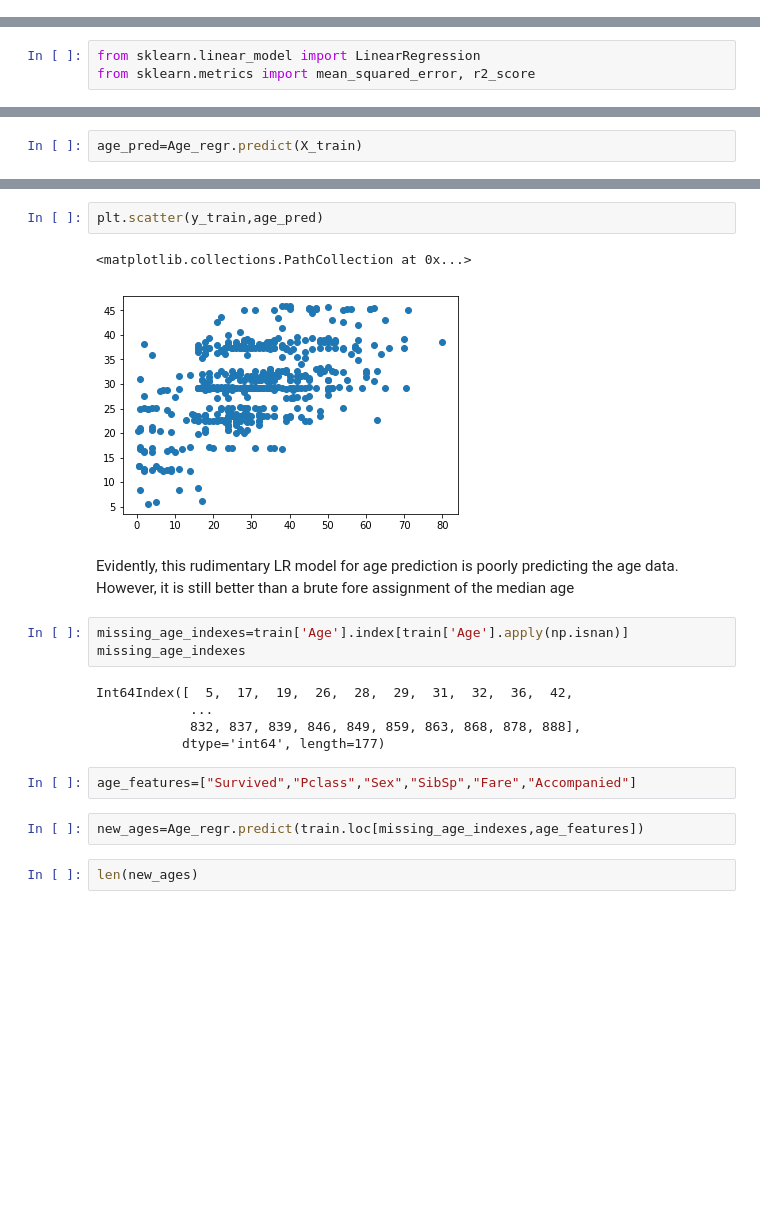
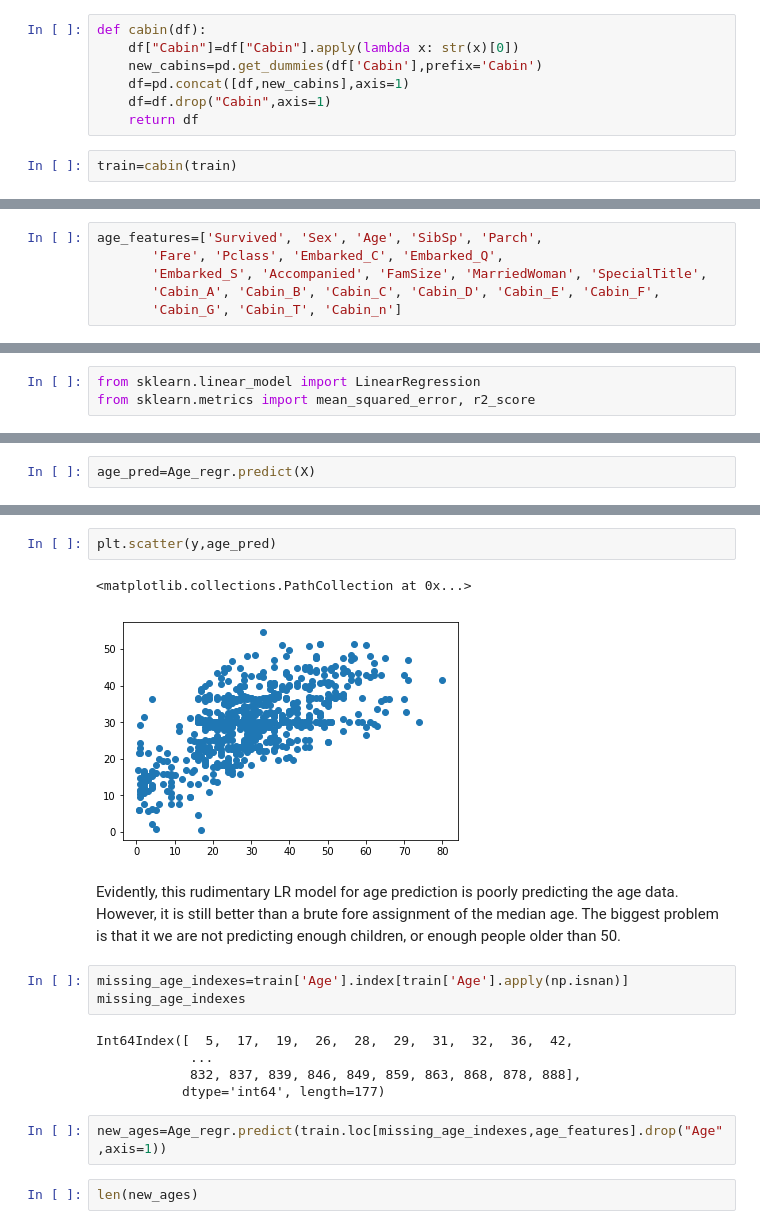
Before and after one commit to mdommett/titanic, a Jupyter notebook: notebook.ipynb, the cells around one changed output, grey strips where cells are left out. Saved outputs shown, nothing was run; the diff lists cells and outputs as text; blank space fills up the shorter version.

```diff
--- a/notebook.ipynb
+++ b/notebook.ipynb
@@ -610,3 +656,12 @@ train["Cabin"].isnull().sum()
+# %%
+def cabin(df):
+    df["Cabin"]=df["Cabin"].apply(lambda x: str(x)[0])
+    new_cabins=pd.get_dummies(df['Cabin'],prefix='Cabin')
+    df=pd.concat([df,new_cabins],axis=1)
+    df=df.drop("Cabin",axis=1)
+    return df
+# %%
+train=cabin(train)
 # %% [markdown]
 From this we know two things: firstly, there are lot (687) of unknown cabins. Secondly, the cabin is prefixed with a letter, which we can take is perhaps the floor, or deck number. Lets create variables for each of the decks that we know about. We can also create a "deck unavailable" column, since this is perhaps very important
 # %%
@@ -698,3 +745,9 @@ age_features=["Survived","Pclass","Sex","SibSp","Fare","Accompanied","Age"]
+# %%
+age_features=['Survived', 'Sex', 'Age', 'SibSp', 'Parch',
+       'Fare', 'Pclass', 'Embarked_C', 'Embarked_Q',
+       'Embarked_S', 'Accompanied', 'FamSize', 'MarriedWoman', 'SpecialTitle',
+       'Cabin_A', 'Cabin_B', 'Cabin_C', 'Cabin_D', 'Cabin_E', 'Cabin_F',
+       'Cabin_G', 'Cabin_T', 'Cabin_n']
 # %%
 X=train[age_features].dropna().drop("Age",axis=1)
 y=train[age_features].dropna()["Age"]
@@ -730,2 +768,2 @@ Age_regr.score(X,y)
 # %%
-age_pred=Age_regr.predict(X_train)
+age_pred=Age_regr.predict(X)
@@ -756,10 +778,10 @@ array([[<matplotlib.axes._subplots.AxesSubplot object at 0x...>,
 # %%
-plt.scatter(y_train,age_pred)
+plt.scatter(y,age_pred)
 # %% [output]
 <matplotlib.collections.PathCollection at 0x...>
-[figure, old version]
+[figure, new version]
 # %% [markdown]
-Evidently, this rudimentary LR model for age prediction is poorly predicting the age data. However, it is still better than a brute fore assignment of the median age
+Evidently, this rudimentary LR model for age prediction is poorly predicting the age data. However, it is still better than a brute fore assignment of the median age.  The biggest problem is that it we are not predicting enough children, or enough people older than 50.
 # %%
 missing_age_indexes=train['Age'].index[train['Age'].apply(np.isnan)]
 missing_age_indexes
@@ -768,10 +790,8 @@ Int64Index([  5,  17,  19,  26,  28,  29,  31,  32,  36,  42,
             ...
             832, 837, 839, 846, 849, 859, 863, 868, 878, 888],
            dtype='int64', length=177)
-# %%
-age_features=["Survived","Pclass","Sex","SibSp","Fare","Accompanied"]
 # %%
-new_ages=Age_regr.predict(train.loc[missing_age_indexes,age_features])
+new_ages=Age_regr.predict(train.loc[missing_age_indexes,age_features].drop("Age",axis=1))
 # %%
 len(new_ages)
 # %% [output]
```
Also changed, not shown: parts of 138 cells of this notebook.
